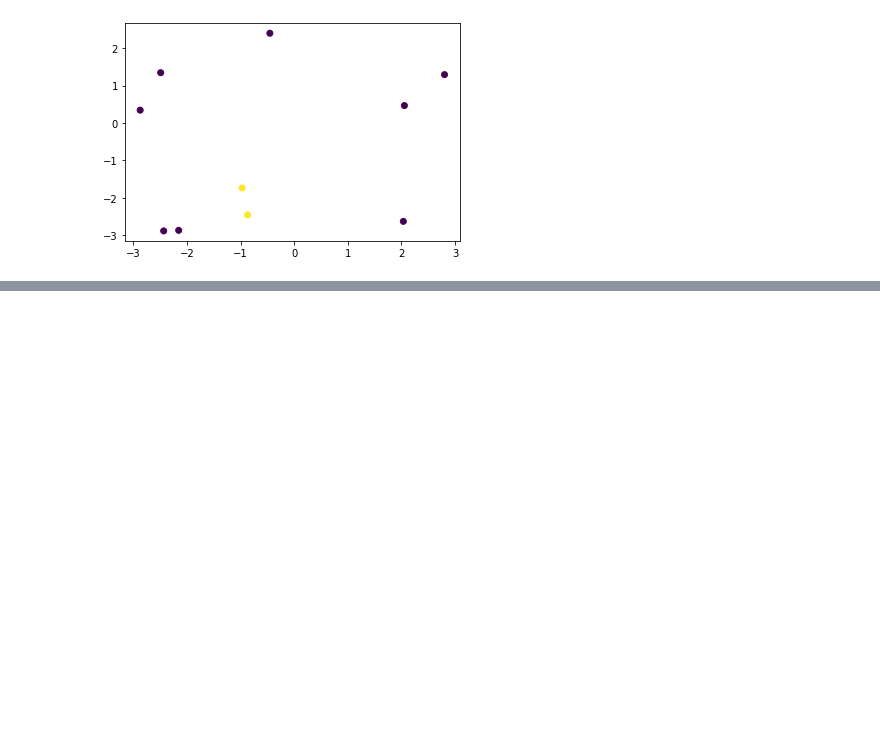
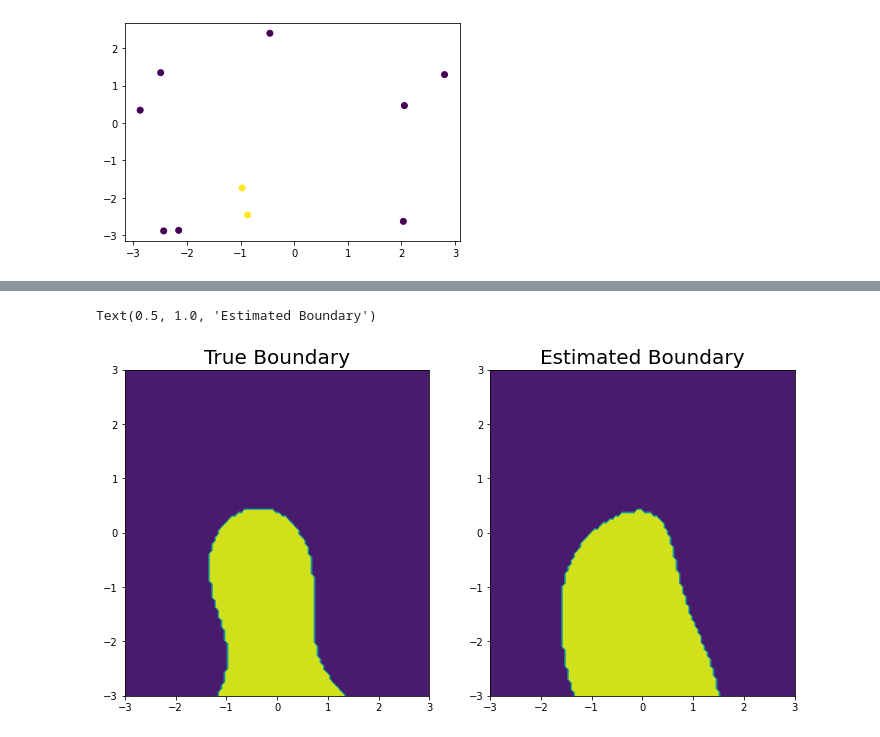
Before and after one commit to ulissigroup/cas, a Jupyter notebook: DirichletECI/dirichletECI.ipynb, the cells around one changed output, grey strips where cells are left out. Drawn from its saved outputs; the diff is of its cells as text; code cells hidden in the pictures; blank space fills up the shorter version.

```diff
--- a/DirichletECI/dirichletECI.ipynb
+++ b/DirichletECI/dirichletECI.ipynb
@@ -514,0 +534,4 @@ plt.show()
+# %%
+def for_plotting_only(x1, x2):
+    ans = (x1**2+x2-11)**2+(x1+x2**2-7)**2
+    return (ans > 160).float()
@@ -514,0 +558,11 @@ plt.show()
+# %%
+fig, ax = plt.subplots(1,2, figsize=(12, 6))
+
+ax[0].contourf(test_x_mat.numpy(), test_y_mat.numpy(), test_labels.numpy())
+ax[0].set_title('True Boundary', fontsize=20)
+
+ax[1].contourf(test_x_mat.numpy(), test_y_mat.numpy(), from_posterior.loc.max(0)[1].reshape((100,100)))
+ax[1].set_title('Estimated Boundary', fontsize=20)
+# %% [output]
+Text(0.5, 1.0, 'Estimated Boundary')
+[figure, added]
```
Also changed, not shown: parts of 14 cells of this notebook.
